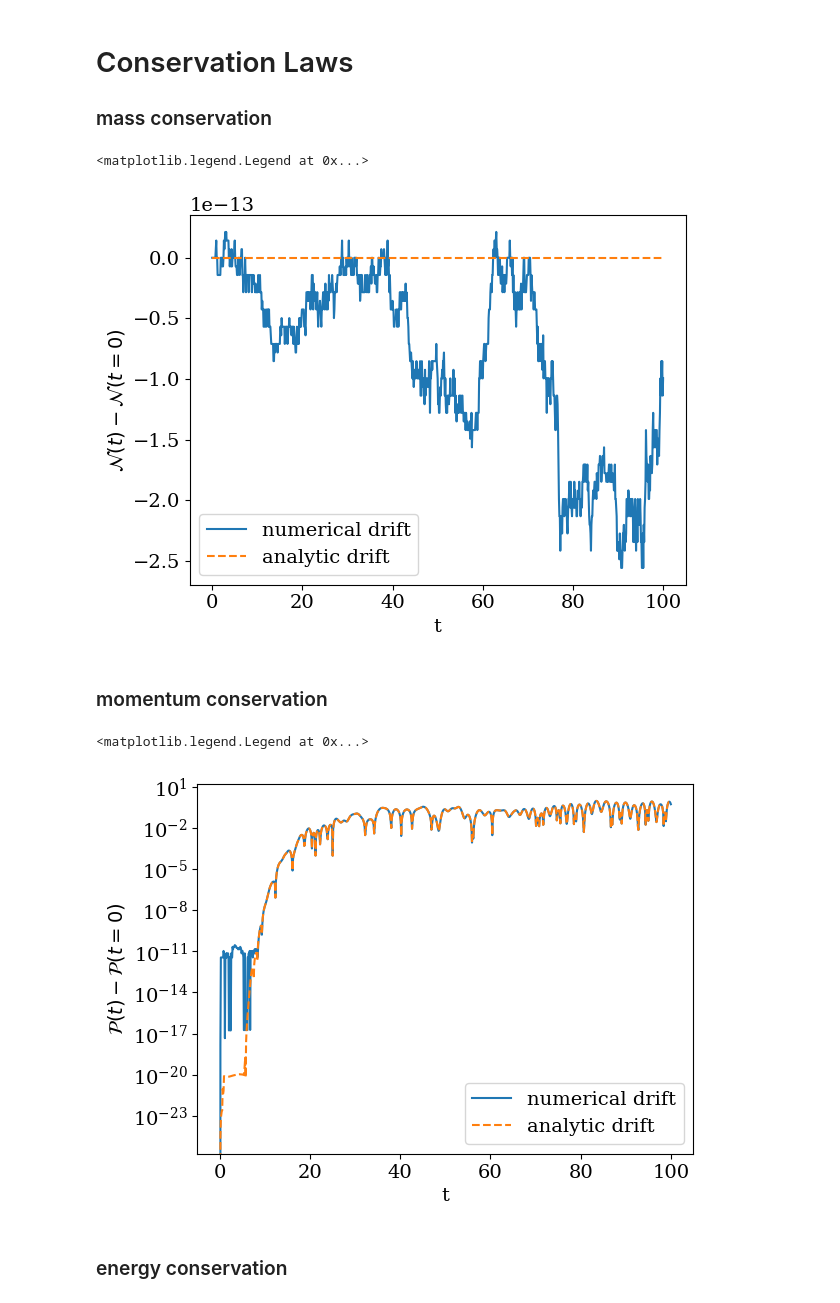
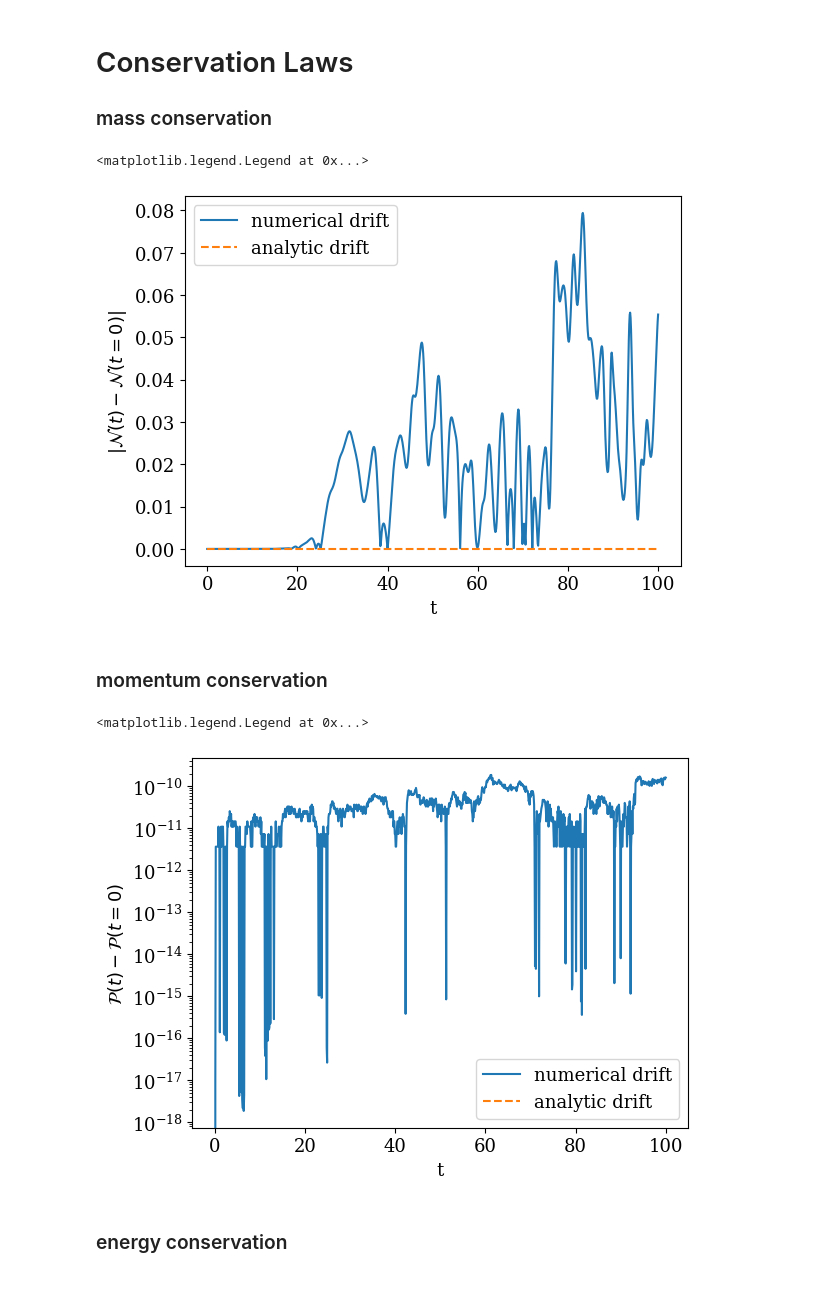
Before and after one commit to opaliss/SW-Conservative-Closure, a Jupyter notebook: SW/bump on tail SW (even).ipynb, the cells around one changed output. Drawn from its saved outputs; the diff is of its cells as text; code cells hidden in the pictures.

```diff
--- a/SW/bump on tail SW (even).ipynb
+++ b/SW/bump on tail SW (even).ipynb
@@ -24,10 +24,10 @@ matplotlib.rc('ytick', labelsize=14)
 # %%
 # set up configuration parameters
 # number of Fourier spectral terms in x
-Nx = 25
+Nx = 50
 Nx_total = 2 * Nx + 1
 # number of Hermite spectral terms in v
-Nv = 101
+Nv = 100
 # Velocity scaling of electron and ion
 alpha_e1 = 1
 alpha_e2 = np.sqrt(1 / 2)
@@ -37,7 +37,7 @@ epsilon = 0.03
 # x grid is from 0 to L
 L = 20 * np.pi / 3
 # final time
-T = 100
+T = 50
 # time stepping
 dt = 0.01
 # time vector
@@ -55,7 +55,7 @@ q_e1 = -1
 q_e2 = -1
 q_i = 1
 # type of closure
-closure = "mass"
+closure = "energy"
 # %%
 # inverse J
 J_inv = J_matrix_inv(Nx=Nx, L=L)
@@ -193,7 +212,7 @@ for tt, ii in enumerate(range(0, len(sol_midpoint_t), int(len(sol_midpoint_t)//4
         distribution1 += np.outer(fft_(state_e1_midpoint[jj, :, ii], Nx, x, L), psi_ln_sw(xi=(v-u_e1)/alpha_e1, v=v, u_s=u_e1, alpha_s=alpha_e1, n=jj)).real
         distribution2 += np.outer(fft_(state_e2_midpoint[jj, :, ii], Nx, x, L), psi_ln_sw(xi=(v-u_e2)/alpha_e2, v=v, u_s=u_e2, alpha_s=alpha_e2, n=jj)).real
 
-    levels = np.linspace(-1e-2, 0.4, 20)
+    levels = np.linspace(-0.01, 0.45, 20)
     colors = mcp.gen_color(cmap="hot",n=len(levels)-1)
     pos = ax[tt].contourf(x, v, (distribution1 + distribution2).T, colors=colors, levels=levels)
     ax[tt].set_xticks([0,  10*np.pi/3, 20*np.pi/3])
@@ -219,15 +238,15 @@ for ii in range(0, len(sol_midpoint_t)):
                       + total_mass(state=state_e2_midpoint[:, :, ii], alpha_s=alpha_e2, L=L, Nv=Nv, Nx=Nx)\
                       + total_mass(state=state_i_midpoint[:, :, ii], alpha_s=alpha_i, L=L, Nv=Nv, Nx=Nx)
 # %%
-plt.plot(sol_midpoint_t, np.real(mass_midpoint - mass_midpoint[0]), label="numerical drift")
-plt.plot(sol_midpoint_t, np.real(sol_midpoint_u[-2]).real, ls="--", label="analytic drift")
-plt.ylabel(r"$\mathcal{N}(t)-\mathcal{N}(t=0)$")
+plt.plot(sol_midpoint_t, np.abs(mass_midpoint - mass_midpoint[0]), label="numerical drift")
+plt.plot(sol_midpoint_t, np.abs(sol_midpoint_u[-1]), ls="--", label="analytic drift")
+plt.ylabel(r"$|\mathcal{N}(t)-\mathcal{N}(t=0)|$")
 plt.xlabel("t")
 #plt.yscale("log")
 plt.legend()
 # %% [output]
 <matplotlib.legend.Legend at 0x...>
-[figure, old version]
+[figure, new version]
 # %% [markdown]
 ### momentum conservation
 # %%
@@ -252,7 +271,7 @@ plt.yscale("log")
 plt.legend()
 # %% [output]
 <matplotlib.legend.Legend at 0x...>
-[figure, old version]
+[figure, new version]
 # %% [markdown]
 ### energy conservation
 # %%
```
Also changed, not shown: parts of 16 cells of this notebook, 3 other files.
